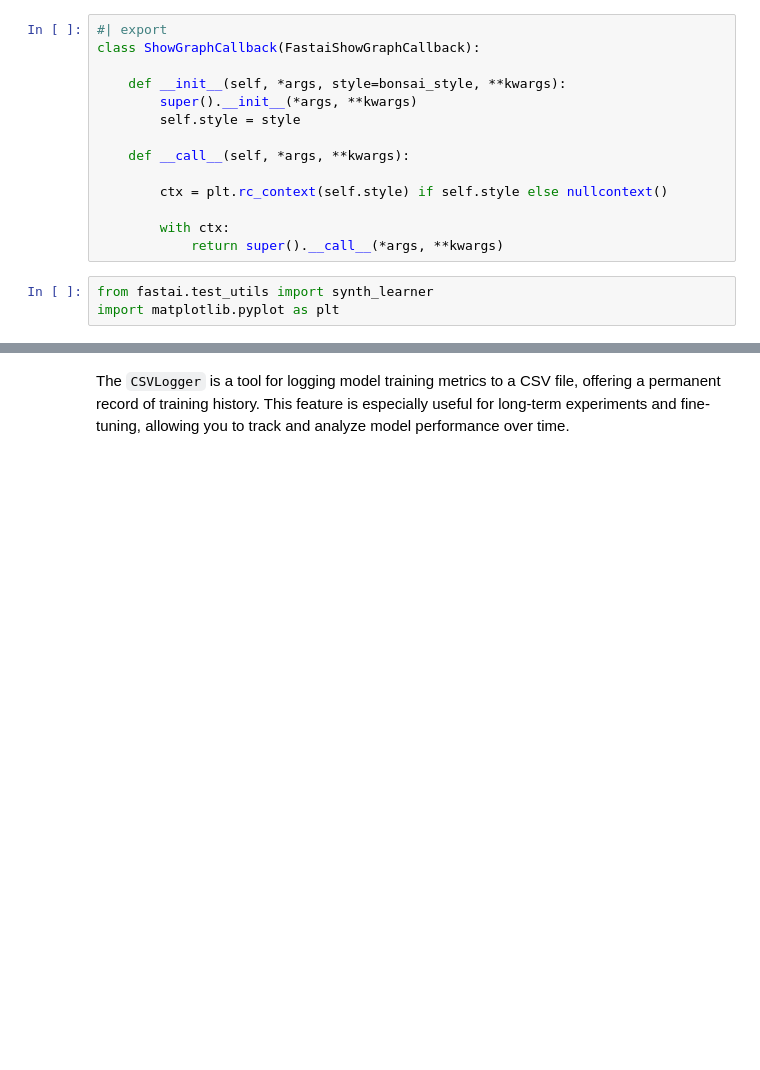
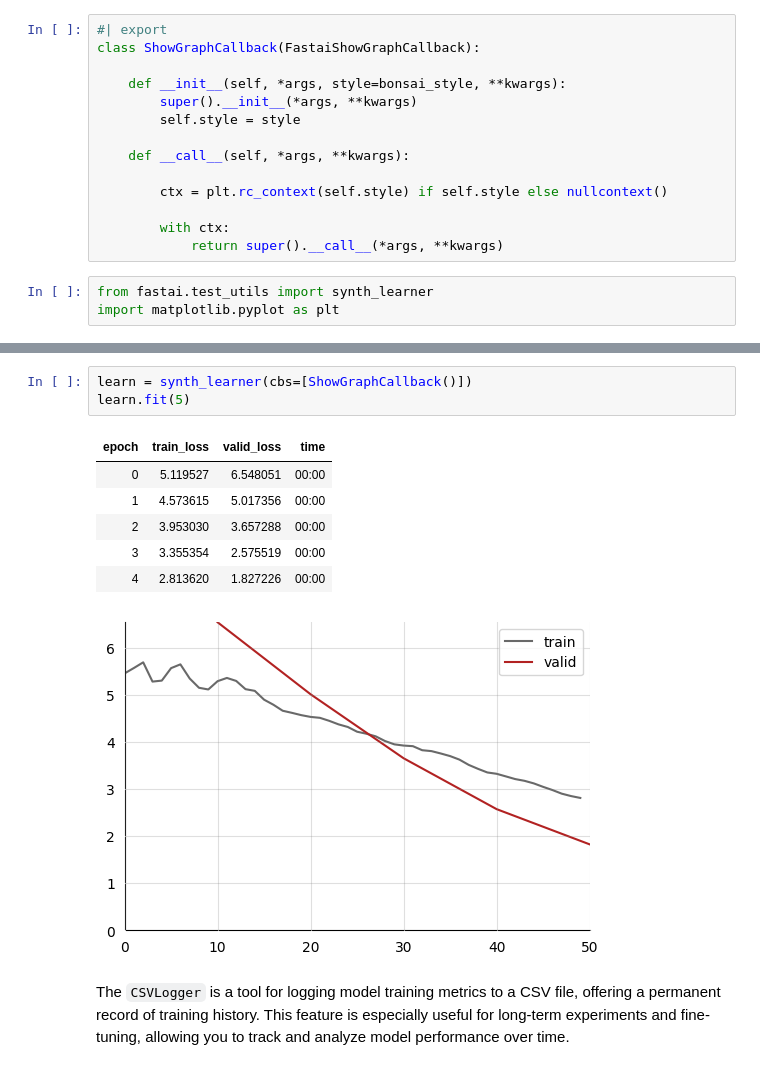
Before and after one commit to deepCLEM/bonsai, a Jupyter notebook: nbs/090_callbacks.ipynb, the cells around one changed output, grey strips where cells are left out. Drawn from its saved outputs; the diff is of its cells as text; blank space fills up the shorter version.

```diff
--- a/nbs/090_callbacks.ipynb
+++ b/nbs/090_callbacks.ipynb
@@ -209,3 +201,14 @@ learn.fit(5)
+# %%
+learn = synth_learner(cbs=[ShowGraphCallback()])
+learn.fit(5)
+# %% [output]
+| epoch | train_loss | valid_loss | time |
+| 0 | 5.119527 | 6.548051 | 00:00 |
+| 1 | 4.573615 | 5.017356 | 00:00 |
+| 2 | 3.953030 | 3.657288 | 00:00 |
+| 3 | 3.355354 | 2.575519 | 00:00 |
+| 4 | 2.813620 | 1.827226 | 00:00 |
+[figure, added]
 # %% [markdown]
 The `CSVLogger` is a tool for logging model training metrics to a CSV file, offering a permanent record of training history. This feature is especially useful for long-term experiments and fine-tuning, allowing you to track and analyze model performance over time.
 # %%
```
Also changed, not shown: parts of 6 cells of this notebook, 2 other files.
